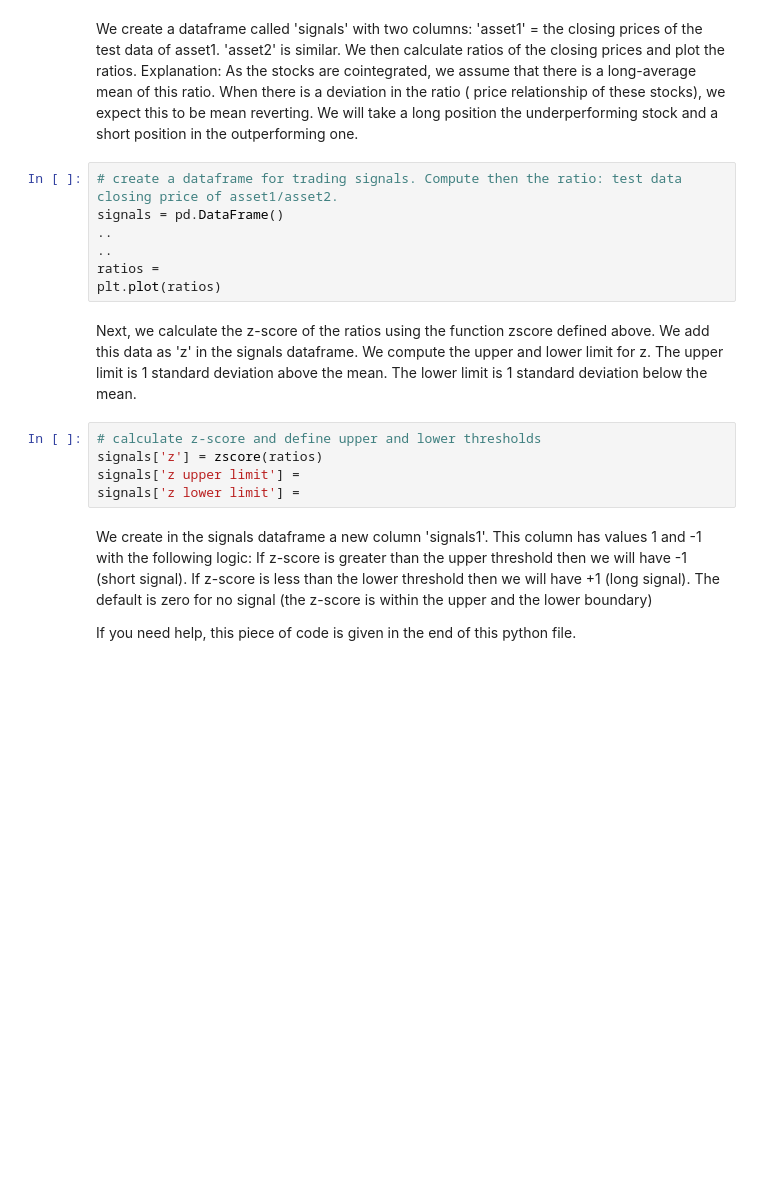
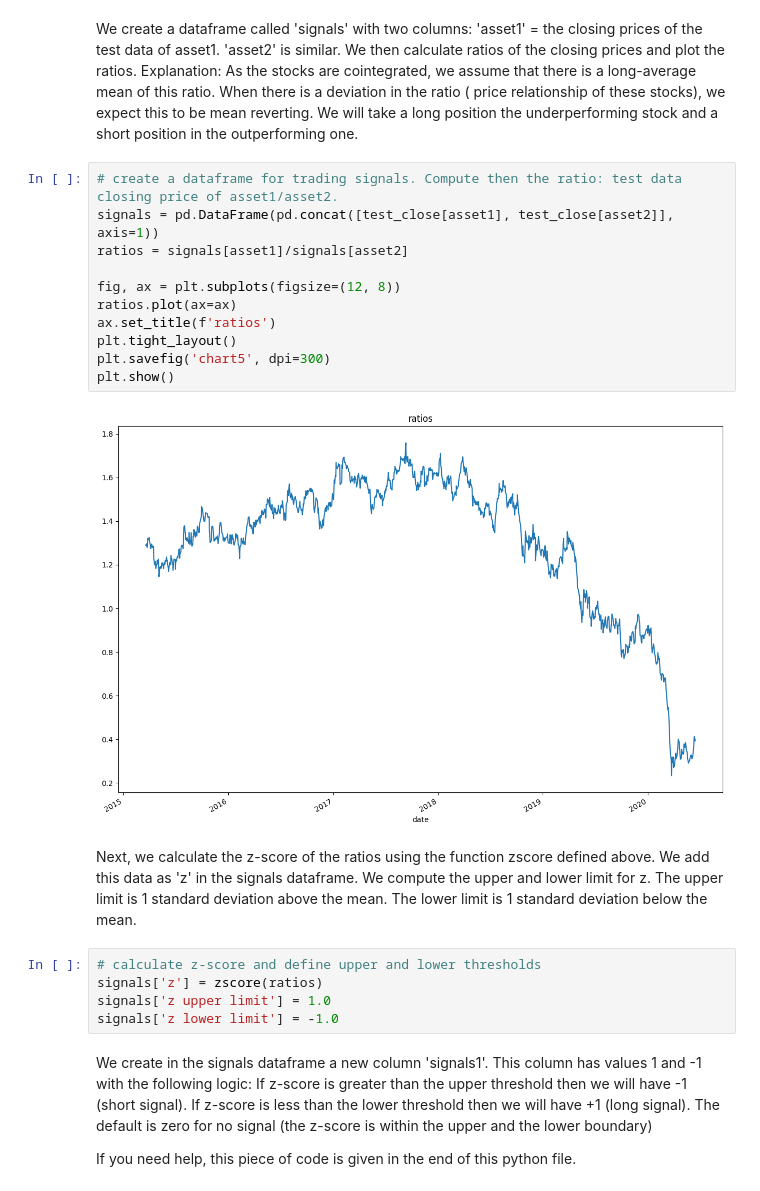
Before and after one commit to temef/FIRMA_ml, a Jupyter notebook: Exercise2/Exercise 2C/execise_2C_short_pairstrading.ipynb, the cells around one changed output. Saved outputs shown, nothing was run; the diff lists cells and outputs as text; blank space fills up the shorter version.

```diff
--- a/Exercise2/Exercise 2C/execise_2C_short_pairstrading.ipynb
+++ b/Exercise2/Exercise 2C/execise_2C_short_pairstrading.ipynb
@@ -246,18 +324,24 @@ price relationship of these stocks), we expect this to be mean reverting. We wil
 underperforming stock and a short position in the outperforming one.
 # %%
 # create a dataframe for trading signals. Compute then the ratio: test data closing price of asset1/asset2.
-signals = pd.DataFrame()
-..
-..
-ratios =
-plt.plot(ratios)
+signals = pd.DataFrame(pd.concat([test_close[asset1], test_close[asset2]], axis=1))
+ratios = signals[asset1]/signals[asset2]
+
+fig, ax = plt.subplots(figsize=(12, 8))
+ratios.plot(ax=ax)
+ax.set_title(f'ratios')
+plt.tight_layout()
+plt.savefig('chart5', dpi=300)
+plt.show()
+# %% [output]
+[figure, added]
 # %% [markdown]
 Next, we calculate the z-score of the ratios using the function zscore defined above. We add this data as 'z' in the signals dataframe. We compute the upper and lower limit for z. The upper limit is 1 standard deviation above the mean. The lower limit is 1 standard deviation below the mean.
 # %%
 # calculate z-score and define upper and lower thresholds
 signals['z'] = zscore(ratios)
-signals['z upper limit'] =
-signals['z lower limit'] =
+signals['z upper limit'] = 1.0
+signals['z lower limit'] = -1.0
 # %% [markdown]
 We create in the signals dataframe a new column 'signals1'. This column has values 1 and -1 with the following logic: If z-score is greater than the upper threshold then we will have -1 (short signal). If  z-score is less than the lower threshold then we will have +1 (long signal). The default is zero for no signal (the z-score is within the upper and the lower boundary)
 
```
Also changed, not shown: parts of 31 cells of this notebook, 7 other files.
